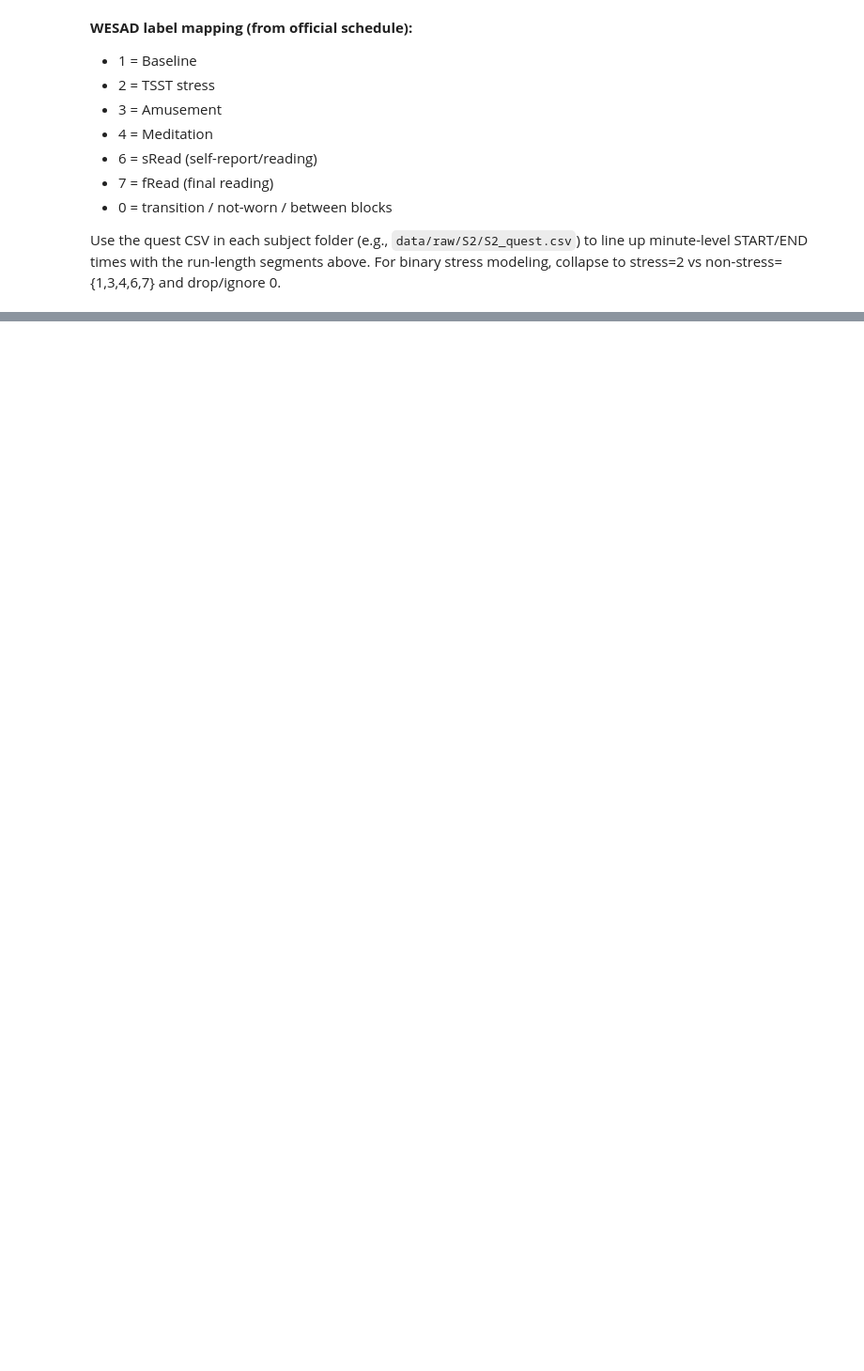
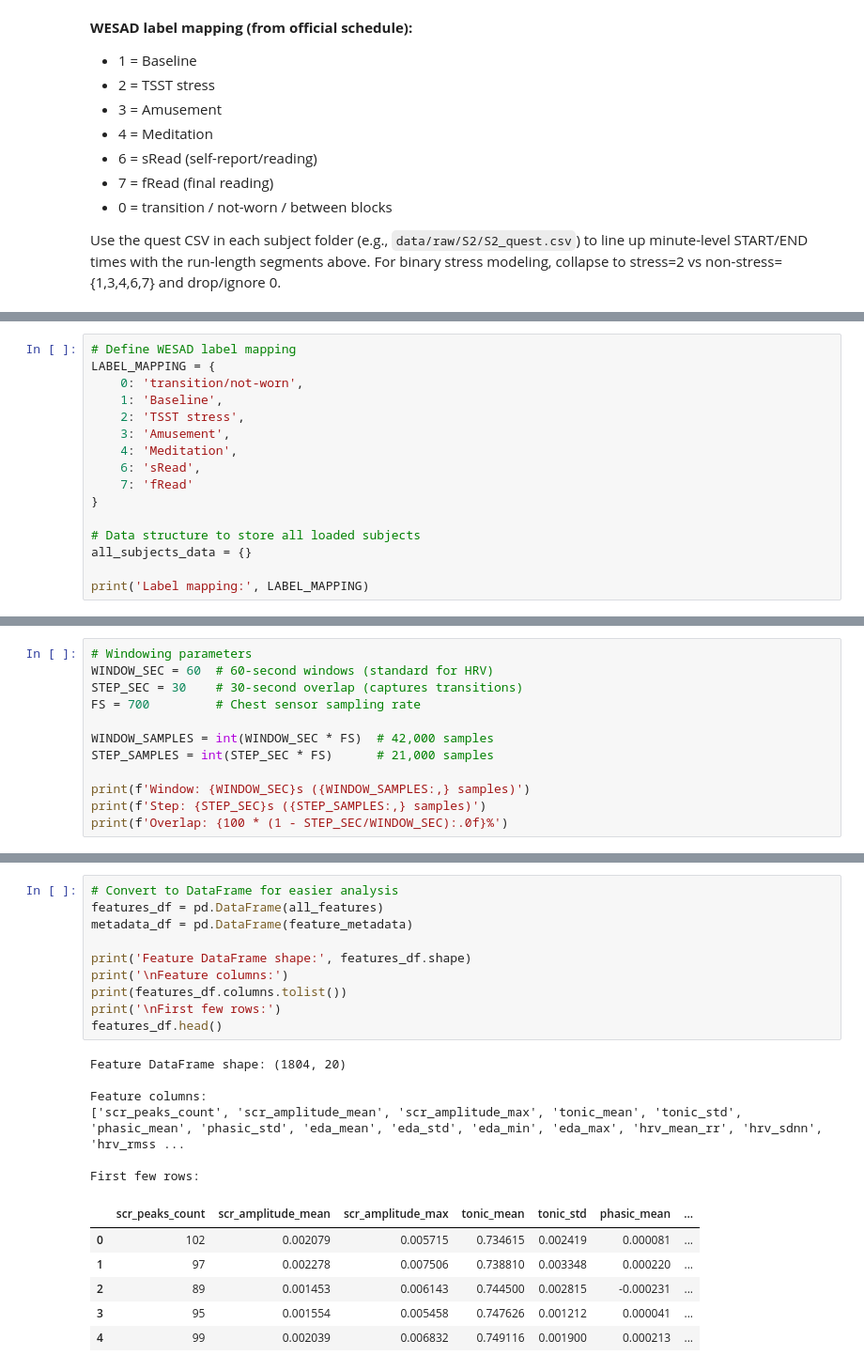
Before and after one commit to maggiebowen/doomstopping, a Jupyter notebook: notebooks/01_wesad_stress_model.ipynb, the cells around one changed output, grey strips where cells are left out. Shown: that part at 94% size. Drawn from its saved outputs; the diff is of its cells as text; blank space fills up the shorter version.

```diff
--- a/notebooks/01_wesad_stress_model.ipynb
+++ b/notebooks/01_wesad_stress_model.ipynb
@@ -231,0 +150,16 @@ for row in head_csv(segments_path):
+# %%
+# Define WESAD label mapping
+LABEL_MAPPING = {
+    0: 'transition/not-worn',
+    1: 'Baseline',
+    2: 'TSST stress',
+    3: 'Amusement',
+    4: 'Meditation',
+    6: 'sRead',
+    7: 'fRead'
+}
+
+# Data structure to store all loaded subjects
+all_subjects_data = {}
+
+print('Label mapping:', LABEL_MAPPING)
@@ -231,0 +289,12 @@ for row in head_csv(segments_path):
+# %%
+# Windowing parameters
+WINDOW_SEC = 60  # 60-second windows (standard for HRV)
+STEP_SEC = 30    # 30-second overlap (captures transitions)
+FS = 700         # Chest sensor sampling rate
+
+WINDOW_SAMPLES = int(WINDOW_SEC * FS)  # 42,000 samples
+STEP_SAMPLES = int(STEP_SEC * FS)      # 21,000 samples
+
+print(f'Window: {WINDOW_SEC}s ({WINDOW_SAMPLES:,} samples)')
+print(f'Step: {STEP_SEC}s ({STEP_SAMPLES:,} samples)')
+print(f'Overlap: {100 * (1 - STEP_SEC/WINDOW_SEC):.0f}%')
@@ -231,0 +393,23 @@ for row in head_csv(segments_path):
+# %%
+# Convert to DataFrame for easier analysis
+features_df = pd.DataFrame(all_features)
+metadata_df = pd.DataFrame(feature_metadata)
+
+print('Feature DataFrame shape:', features_df.shape)
+print('\nFeature columns:')
+print(features_df.columns.tolist())
+print('\nFirst few rows:')
+features_df.head()
+# %% [output]
+Feature DataFrame shape: (1804, 20)
+
+Feature columns:
+['scr_peaks_count', 'scr_amplitude_mean', 'scr_amplitude_max', 'tonic_mean', 'tonic_std', 'phasic_mean', 'phasic_std', 'eda_mean', 'eda_std', 'eda_min', 'eda_max', 'hrv_mean_rr', 'hrv_sdnn', 'hrv_rmss ...
+
+First few rows:
+|  | scr_peaks_count | scr_amplitude_mean | scr_amplitude_max | tonic_mean | tonic_std | phasic_mean | ... |
+| 0 | 102 | 0.002079 | 0.005715 | 0.734615 | 0.002419 | 0.000081 | ... |
+| 1 | 97 | 0.002278 | 0.007506 | 0.738810 | 0.003348 | 0.000220 | ... |
+| 2 | 89 | 0.001453 | 0.006143 | 0.744500 | 0.002815 | -0.000231 | ... |
+| 3 | 95 | 0.001554 | 0.005458 | 0.747626 | 0.001212 | 0.000041 | ... |
+| 4 | 99 | 0.002039 | 0.006832 | 0.749116 | 0.001900 | 0.000213 | ... |
```
Also changed, not shown: parts of 20 cells of this notebook, 4 other files.
